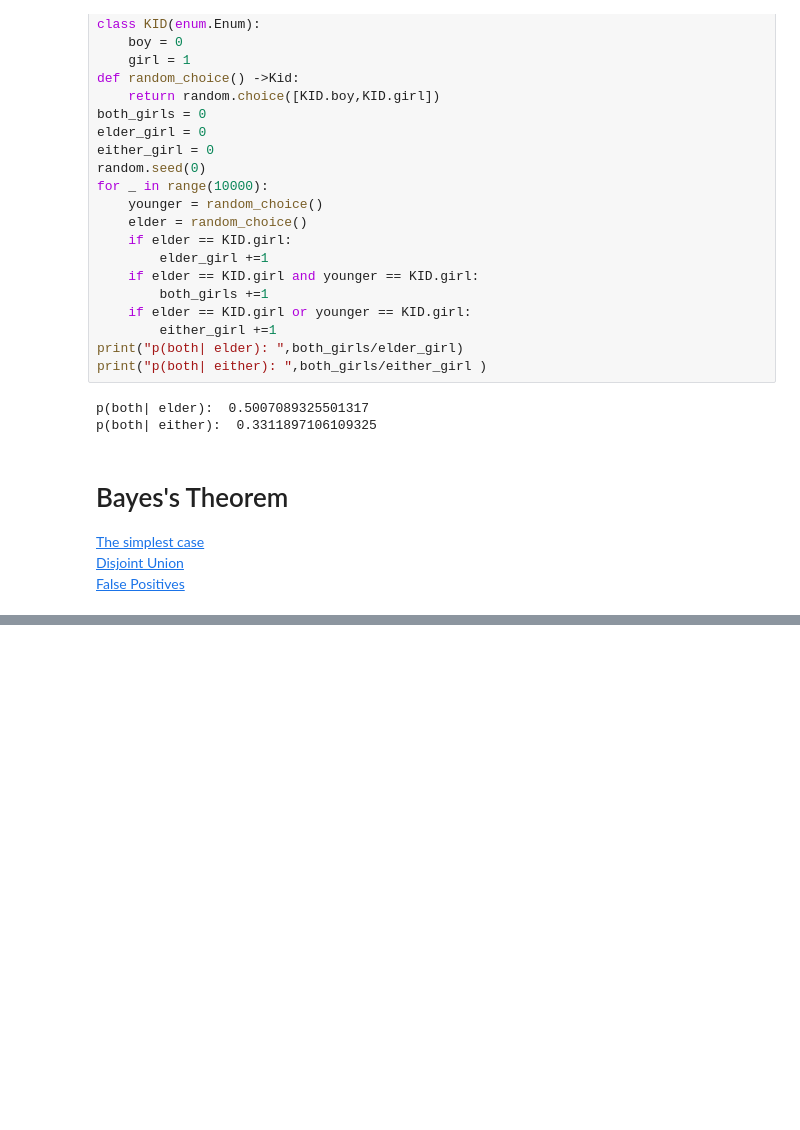
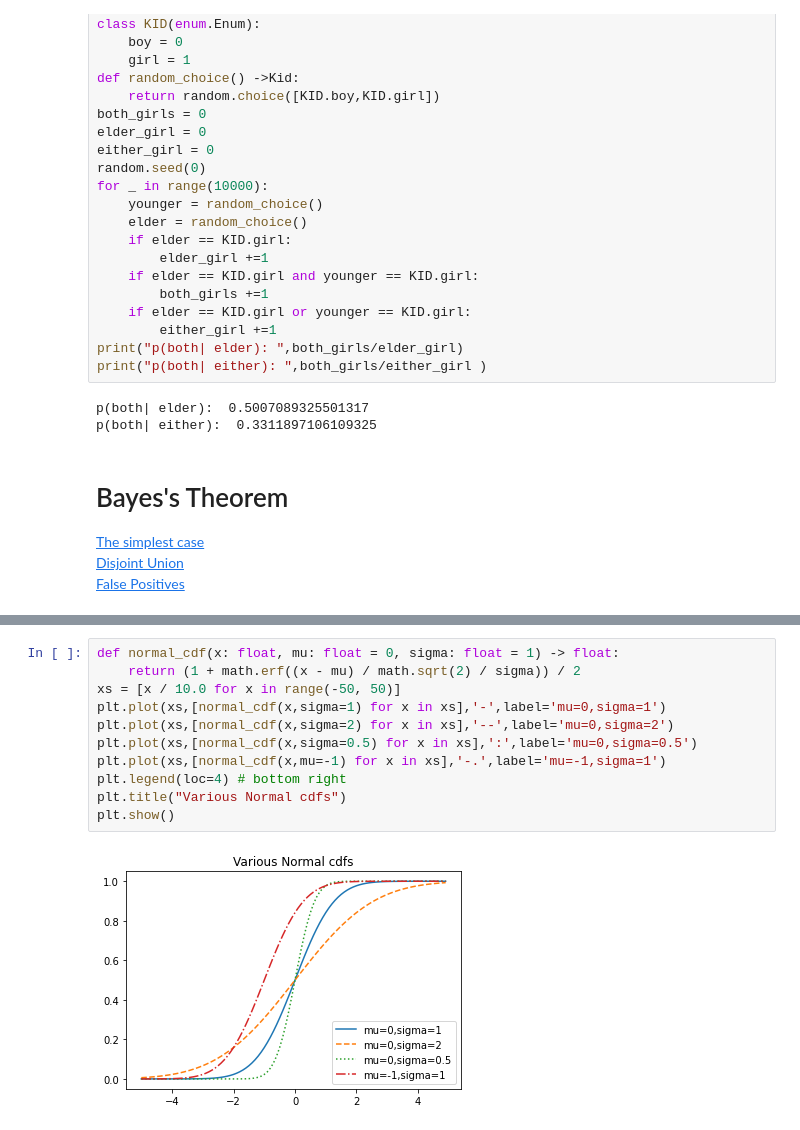
Before and after one commit to Coding-Maniac/Machine-Learning, a Jupyter notebook: code/DatascienceFromScratch/Chapter6.ipynb, the cells around one changed output, grey strips where cells are left out. Cells and saved outputs as stored; diff of their text form; blank space fills up the shorter version.

```diff
--- a/code/DatascienceFromScratch/Chapter6.ipynb
+++ b/code/DatascienceFromScratch/Chapter6.ipynb
@@ -38,0 +56,13 @@ p(both| either):  0.3311897106109325
+# %%
+def normal_cdf(x: float, mu: float = 0, sigma: float = 1) -> float:
+    return (1 + math.erf((x - mu) / math.sqrt(2) / sigma)) / 2
+xs = [x / 10.0 for x in range(-50, 50)]
+plt.plot(xs,[normal_cdf(x,sigma=1) for x in xs],'-',label='mu=0,sigma=1')
+plt.plot(xs,[normal_cdf(x,sigma=2) for x in xs],'--',label='mu=0,sigma=2')
+plt.plot(xs,[normal_cdf(x,sigma=0.5) for x in xs],':',label='mu=0,sigma=0.5')
+plt.plot(xs,[normal_cdf(x,mu=-1) for x in xs],'-.',label='mu=-1,sigma=1')
+plt.legend(loc=4) # bottom right
+plt.title("Various Normal cdfs")
+plt.show()
+# %% [output]
+[figure, added]
```
Also changed, not shown: parts of 3 cells of this notebook.
